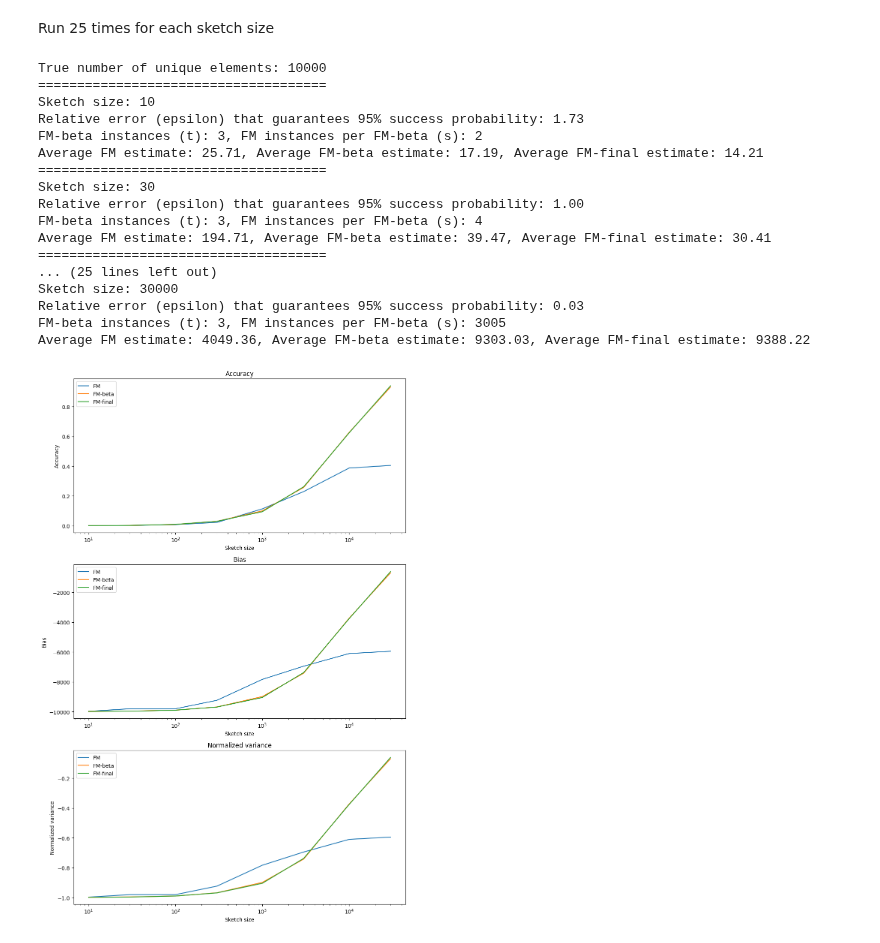
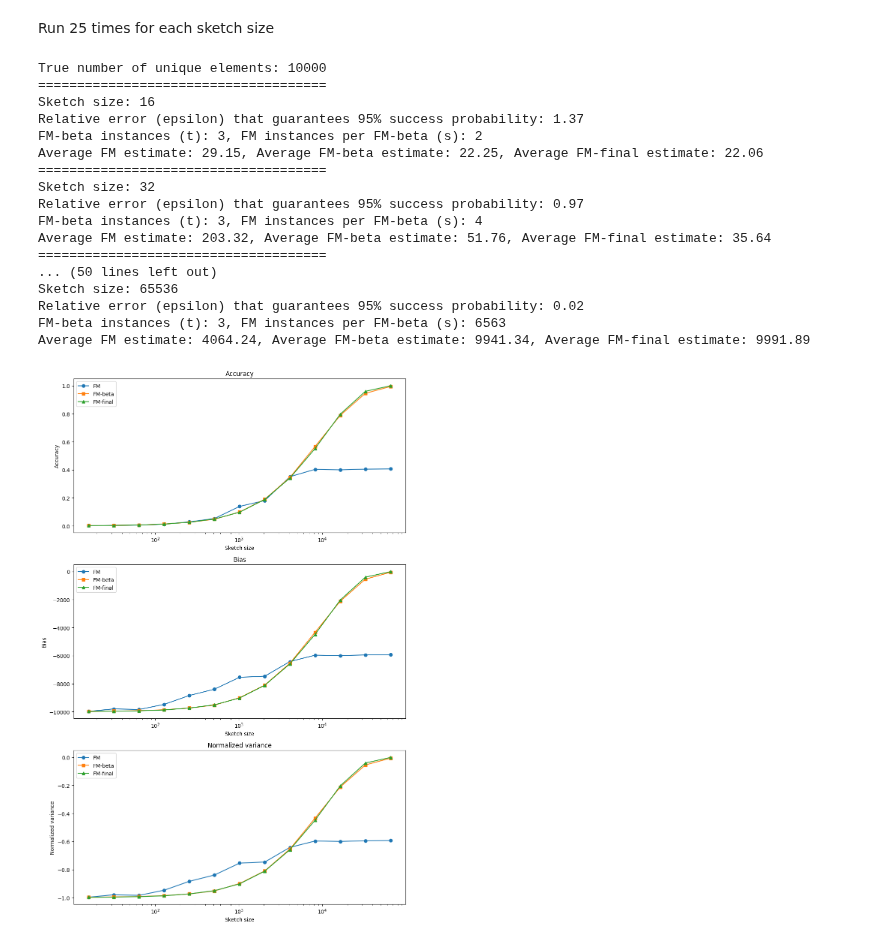
Before and after one commit to Gal-Noy/MSC-Data-Streaming-Algorithms, a Jupyter notebook: FM_CountMin/FM_CountMin.ipynb, the cells around one changed output. Saved outputs shown, nothing was run; the diff lists cells and outputs as text; code cells hidden in the pictures.

Commit message:
large sketch size

```diff
--- a/FM_CountMin/FM_CountMin.ipynb
+++ b/FM_CountMin/FM_CountMin.ipynb
@@ -29,7 +29,8 @@ print(f"Stream length: {len(stream)}")
 print(f"Number of unique elements: {num_unique_elements}")
 print(f"First 10 elements of the stream: {stream[:10]}")
 
-sketch_sizes = [10, 30, 100, 300, 1000, 3000, 10000, 30000]
+# Logarithmically increasing sketch sizes (between 10 and 100000)
+sketch_sizes = [2**i for i in range(4, 17)]
 print(f"Sketch sizes: {sketch_sizes}")
 # %% [output]
 Stream length: 100000
@@ -165,21 +166,21 @@ results = [process_sketch(sketch_size) for sketch_size in sketch_sizes]
 # %% [output]
 True number of unique elements: 10000
 =====================================
-Sketch size: 10
-Relative error (epsilon) that guarantees 95% success probability: 1.73
+Sketch size: 16
+Relative error (epsilon) that guarantees 95% success probability: 1.37
 FM-beta instances (t): 3, FM instances per FM-beta (s): 2
-Average FM estimate: 25.71, Average FM-beta estimate: 17.19, Average FM-final estimate: 14.21
+Average FM estimate: 29.15, Average FM-beta estimate: 22.25, Average FM-final estimate: 22.06
 =====================================
-Sketch size: 30
-Relative error (epsilon) that guarantees 95% success probability: 1.00
+Sketch size: 32
+Relative error (epsilon) that guarantees 95% success probability: 0.97
 FM-beta instances (t): 3, FM instances per FM-beta (s): 4
-Average FM estimate: 194.71, Average FM-beta estimate: 39.47, Average FM-final estimate: 30.41
+Average FM estimate: 203.32, Average FM-beta estimate: 51.76, Average FM-final estimate: 35.64
 =====================================
-... (25 lines left out)
-Sketch size: 30000
-Relative error (epsilon) that guarantees 95% success probability: 0.03
-FM-beta instances (t): 3, FM instances per FM-beta (s): 3005
-Average FM estimate: 4049.36, Average FM-beta estimate: 9303.03, Average FM-final estimate: 9388.22
+... (50 lines left out)
+Sketch size: 65536
+Relative error (epsilon) that guarantees 95% success probability: 0.02
+FM-beta instances (t): 3, FM instances per FM-beta (s): 6563
+Average FM estimate: 4064.24, Average FM-beta estimate: 9941.34, Average FM-final estimate: 9991.89
 # %%
 import scipy.stats as stats
 import matplotlib.pyplot as plt
@@ -207,40 +208,40 @@ fm_metrics = calculate_metrics(fm_results)
 fm_beta_metrics = calculate_metrics(fm_beta_results)
 fm_final_metrics = calculate_metrics(fm_final_results)
 
 # Create a figure and axis
 fig, ax = plt.subplots(3, 1, figsize=(10, 15))
 
 # Plot the accuracy
-ax[0].plot(sketch_sizes, [fm_metrics[sketch_size]["accuracy"] for sketch_size in sketch_sizes], label="FM")
-ax[0].plot(sketch_sizes, [fm_beta_metrics[sketch_size]["accuracy"] for sketch_size in sketch_sizes], label="FM-beta")
-ax[0].plot(sketch_sizes, [fm_final_metrics[sketch_size]["accuracy"] for sketch_size in sketch_sizes], label="FM-final")
+ax[0].plot(sketch_sizes, [fm_metrics[sketch_size]["accuracy"] for sketch_size in sketch_sizes], label="FM", marker='o')
+ax[0].plot(sketch_sizes, [fm_beta_metrics[sketch_size]["accuracy"] for sketch_size in sketch_sizes], label="FM-beta", marker='s')
+ax[0].plot(sketch_sizes, [fm_final_metrics[sketch_size]["accuracy"] for sketch_size in sketch_sizes], label="FM-final", marker='^')
 ax[0].set_xscale("log")
 ax[0].set_xlabel("Sketch size")
 ax[0].set_ylabel("Accuracy")
 ax[0].set_title("Accuracy")
 ax[0].legend()
 
 # Plot the bias
-ax[1].plot(sketch_sizes, [fm_metrics[sketch_size]["bias"] for sketch_size in sketch_sizes], label="FM")
-ax[1].plot(sketch_sizes, [fm_beta_metrics[sketch_size]["bias"] for sketch_size in sketch_sizes], label="FM-beta")
-ax[1].plot(sketch_sizes, [fm_final_metrics[sketch_size]["bias"] for sketch_size in sketch_sizes], label="FM-final")
+ax[1].plot(sketch_sizes, [fm_metrics[sketch_size]["bias"] for sketch_size in sketch_sizes], label="FM", marker='o')
+ax[1].plot(sketch_sizes, [fm_beta_metrics[sketch_size]["bias"] for sketch_size in sketch_sizes], label="FM-beta", marker='s')
+ax[1].plot(sketch_sizes, [fm_final_metrics[sketch_size]["bias"] for sketch_size in sketch_sizes], label="FM-final", marker='^')
 ax[1].set_xscale("log")
 ax[1].set_xlabel("Sketch size")
 ax[1].set_ylabel("Bias")
 ax[1].set_title("Bias")
 ax[1].legend()
 
 # Plot the normalized variance
-ax[2].plot(sketch_sizes, [fm_metrics[sketch_size]["normalized_variance"] for sketch_size in sketch_sizes], label="FM")
-ax[2].plot(sketch_sizes, [fm_beta_metrics[sketch_size]["normalized_variance"] for sketch_size in sketch_sizes], label="FM-beta")
-ax[2].plot(sketch_sizes, [fm_final_metrics[sketch_size]["normalized_variance"] for sketch_size in sketch_sizes], label="FM-final")
+ax[2].plot(sketch_sizes, [fm_metrics[sketch_size]["normalized_variance"] for sketch_size in sketch_sizes], label="FM", marker='o')
+ax[2].plot(sketch_sizes, [fm_beta_metrics[sketch_size]["normalized_variance"] for sketch_size in sketch_sizes], label="FM-beta", marker='s')
+ax[2].plot(sketch_sizes, [fm_final_metrics[sketch_size]["normalized_variance"] for sketch_size in sketch_sizes], label="FM-final", marker='^')
 ax[2].set_xscale("log")
 ax[2].set_xlabel("Sketch size")
 ax[2].set_ylabel("Normalized variance")
 ax[2].set_title("Normalized variance")
 ax[2].legend()
 
 plt.tight_layout()
 plt.show()
 # %% [output]
-[figure, old version]
+[figure, new version]
```
Also changed, not shown: parts of 1 cell of this notebook.
